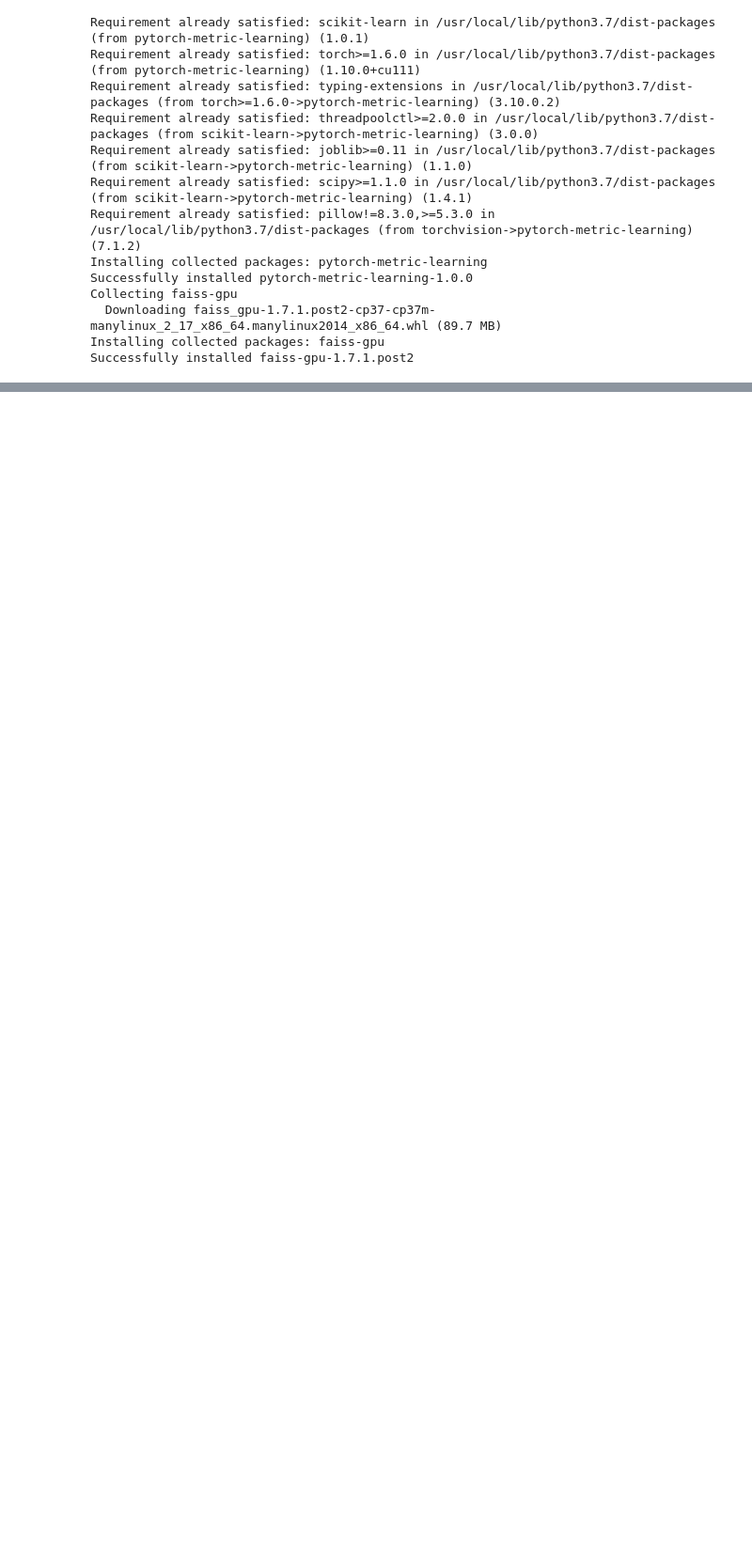
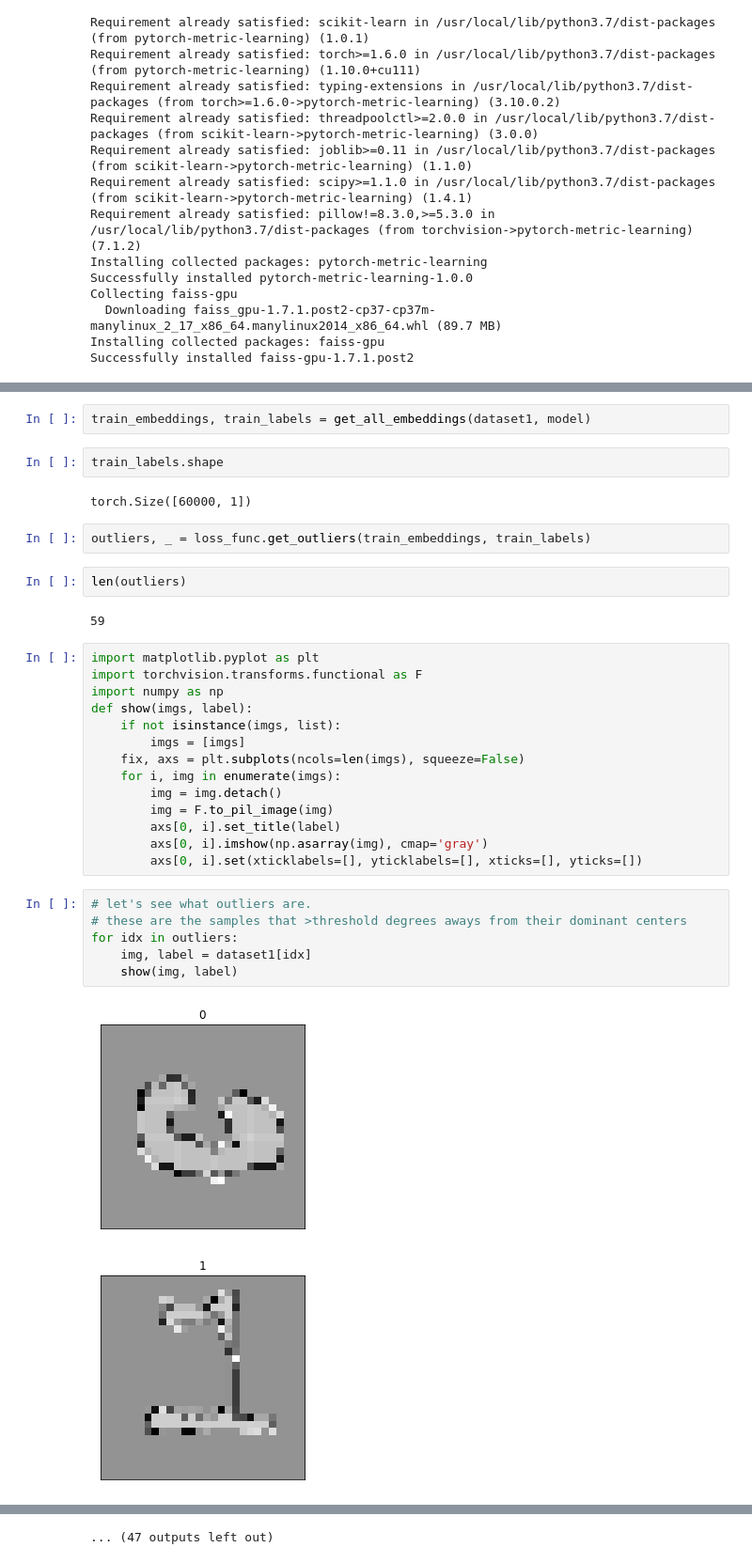
Before and after one commit to KevinMusgrave/pytorch-metric-learning, a Jupyter notebook: examples/notebooks/SubCenterArcFaceMNIST.ipynb, the cells around one changed output, grey strips where cells are left out. Shown: that part at 94% size. Cells and saved outputs as stored; diff of their text form; blank space fills up the shorter version.

Commit message:
feat: compute outliers and dominant centers

```diff
--- a/examples/notebooks/SubCenterArcFaceMNIST.ipynb
+++ b/examples/notebooks/SubCenterArcFaceMNIST.ipynb
@@ -160,0 +191,35 @@ Test set accuracy (Precision@1) = 0.9818
+# %%
+train_embeddings, train_labels = get_all_embeddings(dataset1, model)
+# %%
+train_labels.shape
+# %% [output]
+torch.Size([60000, 1])
+# %%
+outliers, _ = loss_func.get_outliers(train_embeddings, train_labels)
+# %%
+len(outliers)
+# %% [output]
+59
+# %%
+import matplotlib.pyplot as plt
+import torchvision.transforms.functional as F
+import numpy as np
+def show(imgs, label):
+    if not isinstance(imgs, list):
+        imgs = [imgs]
+    fix, axs = plt.subplots(ncols=len(imgs), squeeze=False)
+    for i, img in enumerate(imgs):
+        img = img.detach()
+        img = F.to_pil_image(img)
+        axs[0, i].set_title(label)
+        axs[0, i].imshow(np.asarray(img), cmap='gray')
+        axs[0, i].set(xticklabels=[], yticklabels=[], xticks=[], yticks=[])
+# %%
+# let's see what outliers are.
+# these are the samples that >threshold degrees aways from their dominant centers
+for idx in outliers:
+    img, label = dataset1[idx]
+    show(img, label)
+# %% [output]
+[figure, added]
+[figure, added]
@@ -160,0 +236 @@ Test set accuracy (Precision@1) = 0.9818
+... (47 outputs left out)
```
Also changed, not shown: parts of 2 cells of this notebook, 1 other file.
